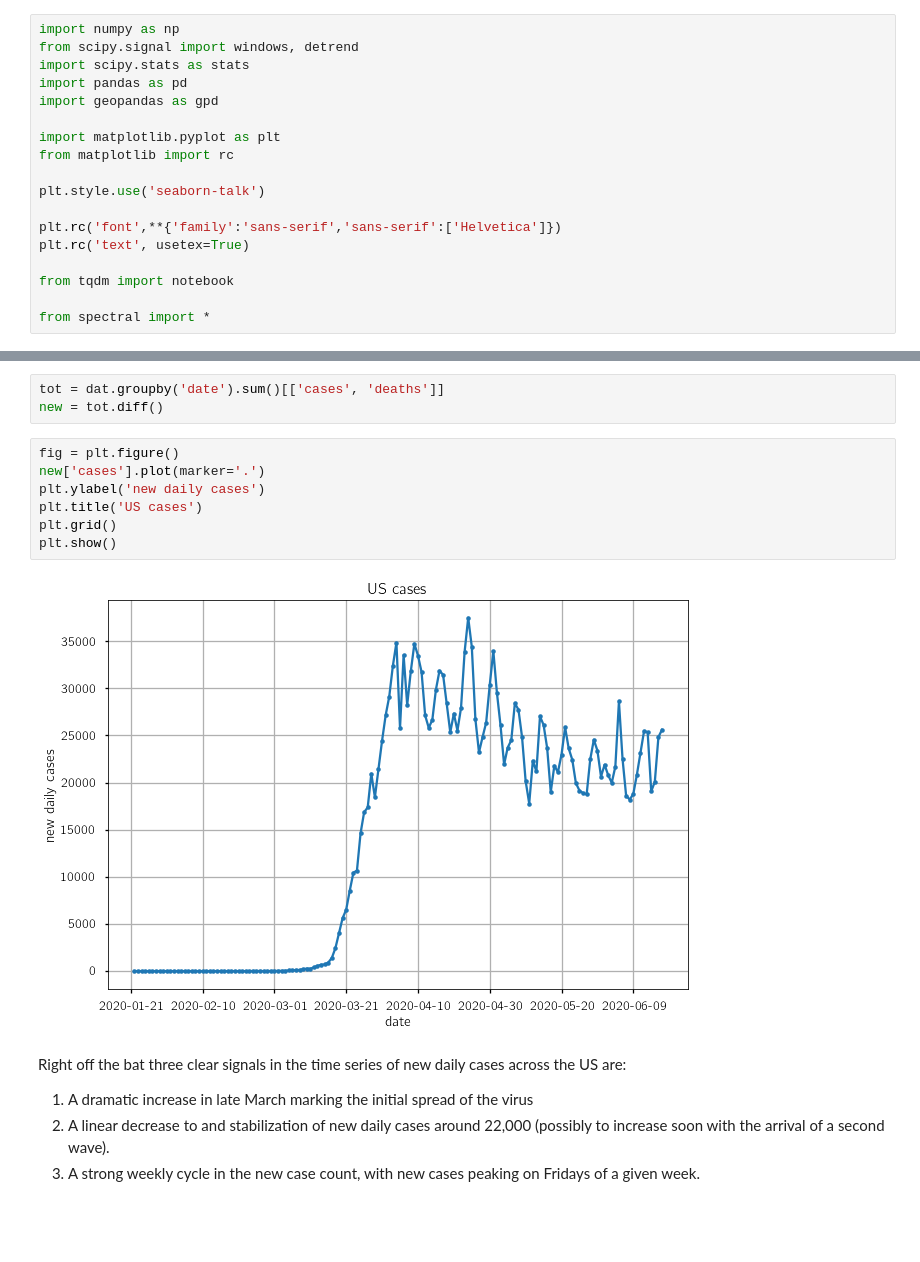
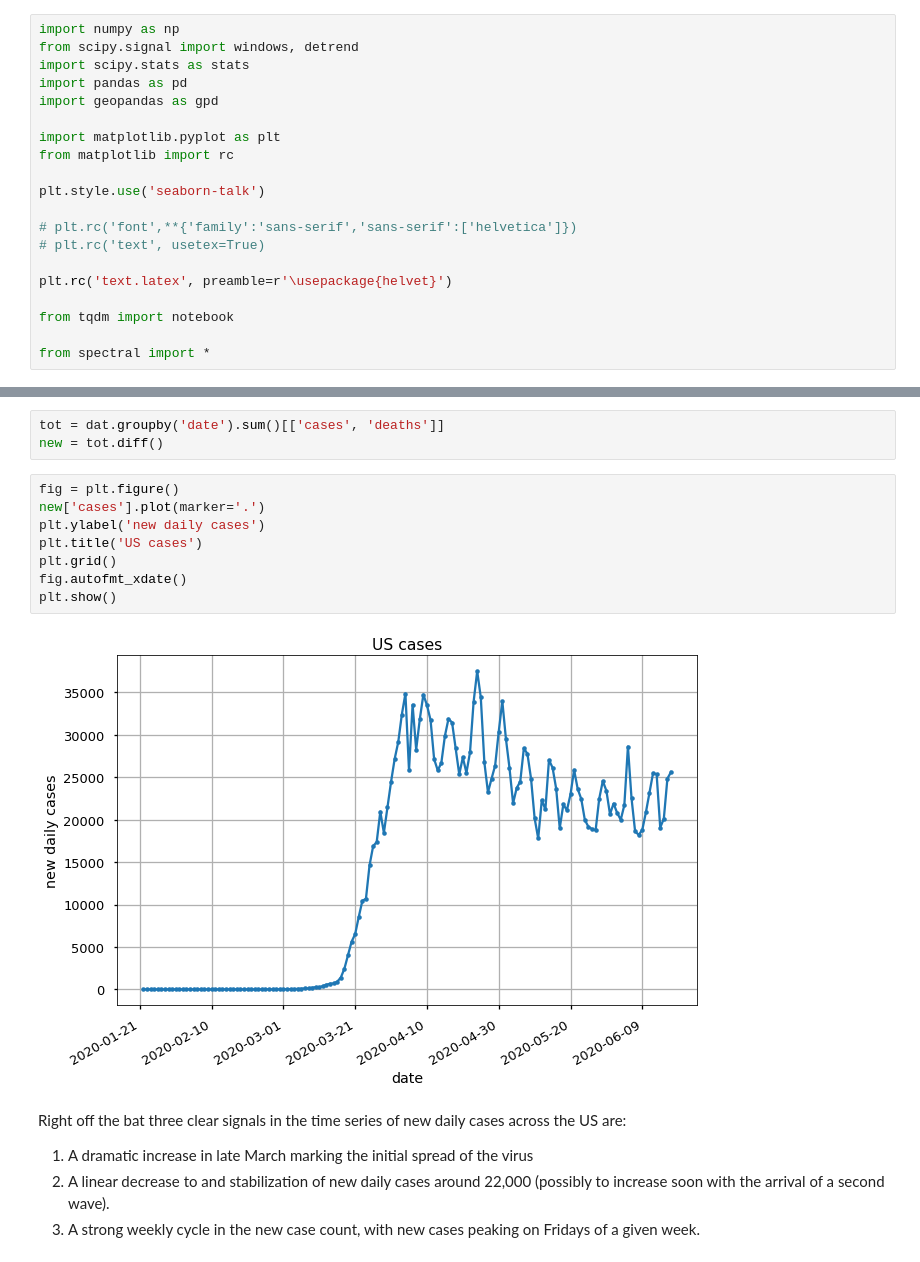
Before and after one commit to sarttiso/covid-19-data, a Jupyter notebook: covid.ipynb, the cells around one changed output, grey strips where cells are left out. Saved outputs shown, nothing was run; the diff lists cells and outputs as text; blank space fills up the shorter version.

```diff
--- a/covid.ipynb
+++ b/covid.ipynb
@@ -16,8 +16,10 @@ from matplotlib import rc
 
 plt.style.use('seaborn-talk')
 
-plt.rc('font',**{'family':'sans-serif','sans-serif':['Helvetica']})
-plt.rc('text', usetex=True)
+# plt.rc('font',**{'family':'sans-serif','sans-serif':['helvetica']})
+# plt.rc('text', usetex=True)
+
+plt.rc('text.latex', preamble=r'\usepackage{helvet}')
 
 from tqdm import notebook
 
@@ -56,12 +58,13 @@ new = tot.diff()
 # %%
 fig = plt.figure()
 new['cases'].plot(marker='.')
 plt.ylabel('new daily cases')
 plt.title('US cases')
 plt.grid()
+fig.autofmt_xdate()
 plt.show()
 # %% [output]
-[figure, old version]
+[figure, new version]
 # %% [markdown]
 Right off the bat three clear signals in the time series of new daily cases across the US are:
 1. A dramatic increase in late March marking the initial spread of the virus
```
Also changed, not shown: parts of 9 cells of this notebook, 4 other files.
